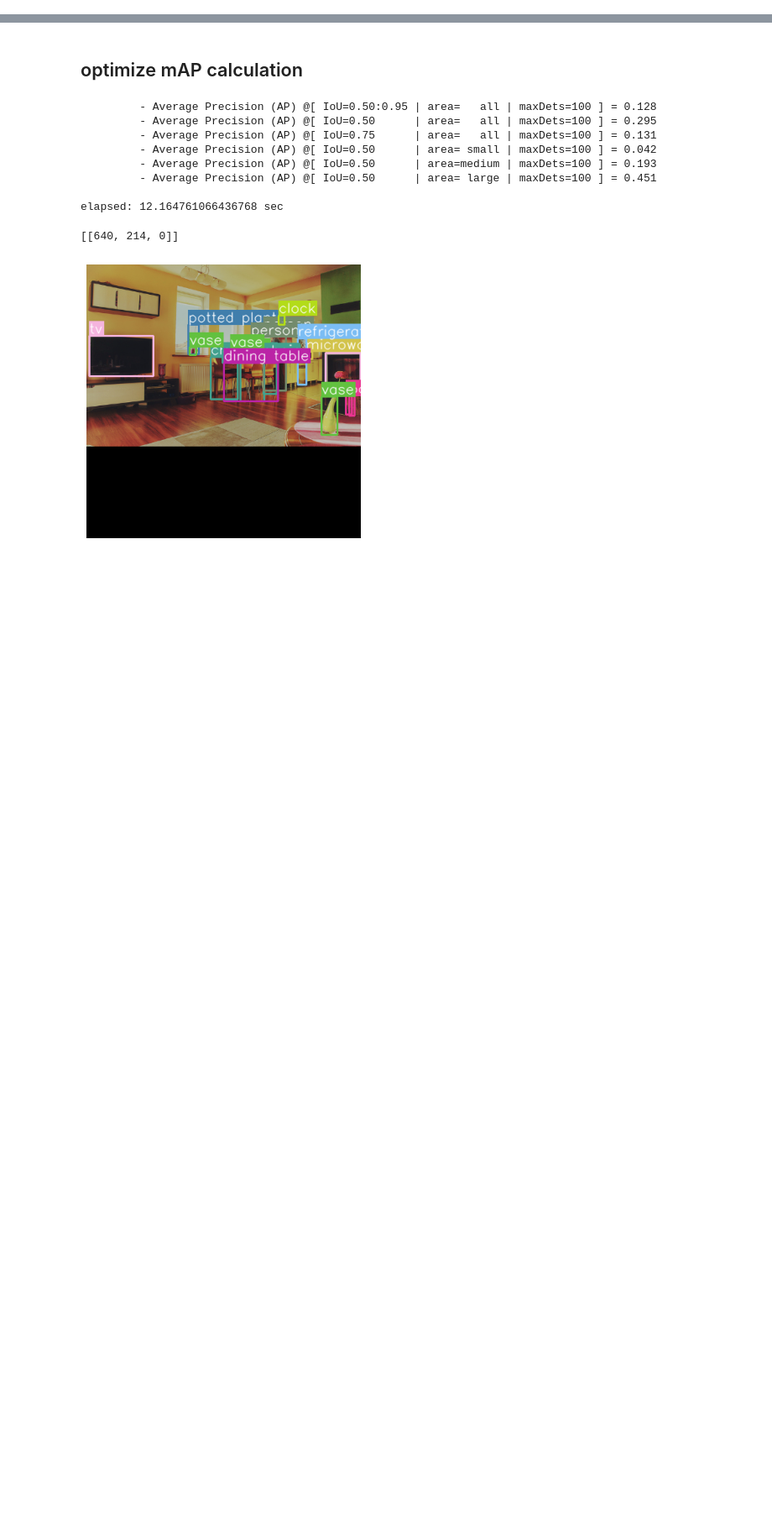
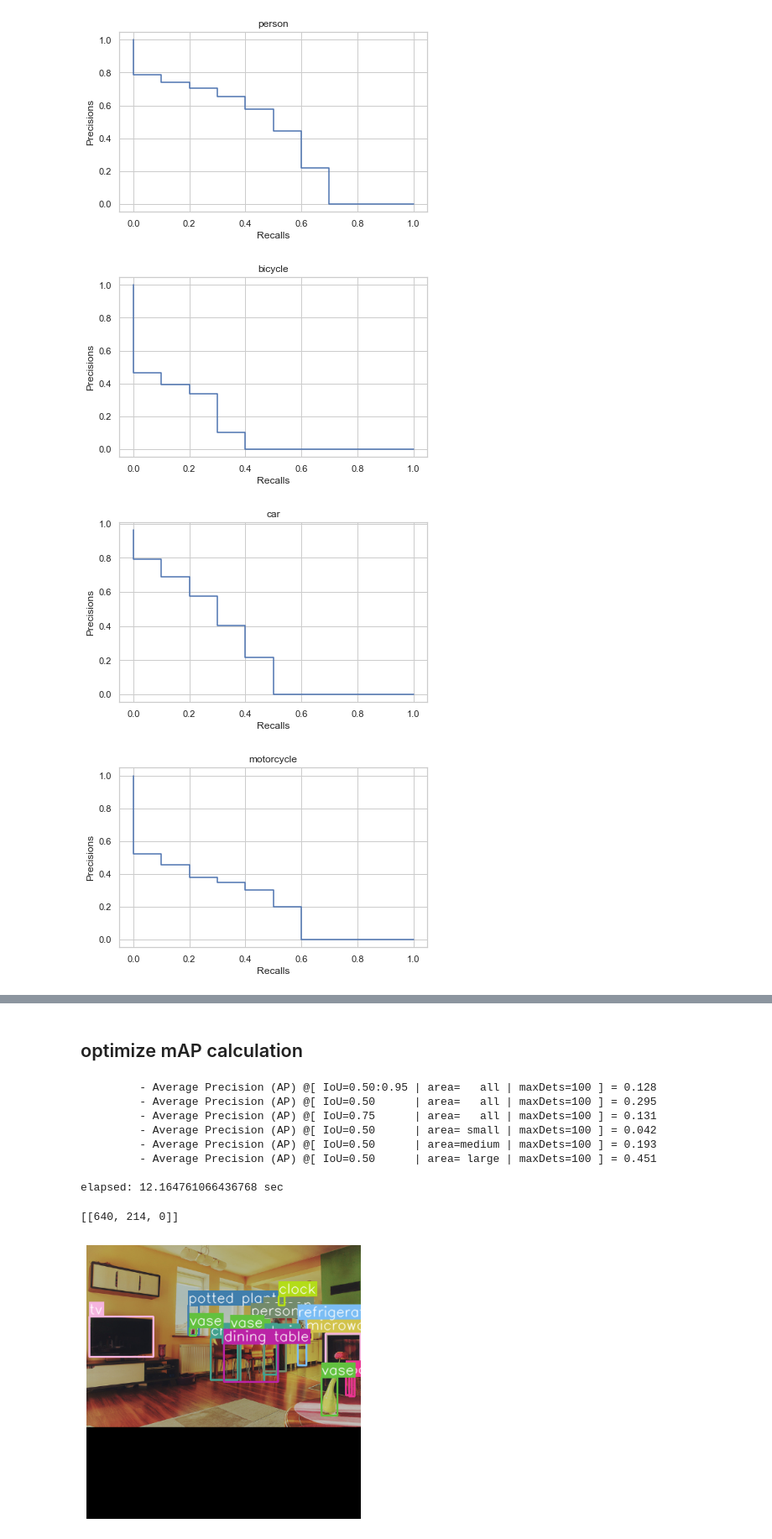
Before and after one commit to pjh5672/Trainer-of-Detectors, a Jupyter notebook: note.ipynb, the cells around one changed output, grey strips where cells are left out. Shown at 84% size. Drawn from its saved outputs; the diff is of its cells as text; code cells hidden in the pictures; blank space fills up the shorter version.

```diff
--- a/note.ipynb
+++ b/note.ipynb
@@ -0,0 +181,21 @@
+# %%
+a = []
+for class_id in PR_50_PTS_PER_CLASS.keys():
+    prec = PR_50_PTS_PER_CLASS[class_id]['mprec'][::-1][1:]
+    rec = PR_50_PTS_PER_CLASS[class_id]['mrec'][::-1][1:]
+
+    plt.figure(figsize=(6,4))
+    ax = sns.lineplot(x=rec, y=prec, estimator=None, sort=False)
+    ax.set(xlabel='Recalls', ylabel='Precisions', title=f'{class_list[class_id]}')
+    plt.tight_layout()
+    fig = ax.get_figure()
+    a.append(fig)
+#     fig.savefig(f'PR_curve_{class_list[class_id]}.png')
+
+    if class_id == 5:
+        break
+# %% [output]
+[figure, added]
+[figure, added]
+[figure, added]
+[figure, added]
```
Also changed, not shown: parts of 17 cells of this notebook, 5 other files.
